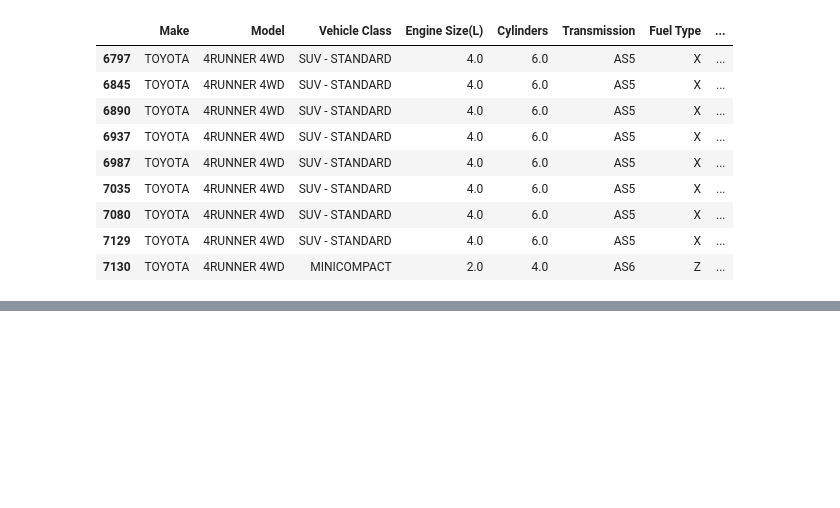
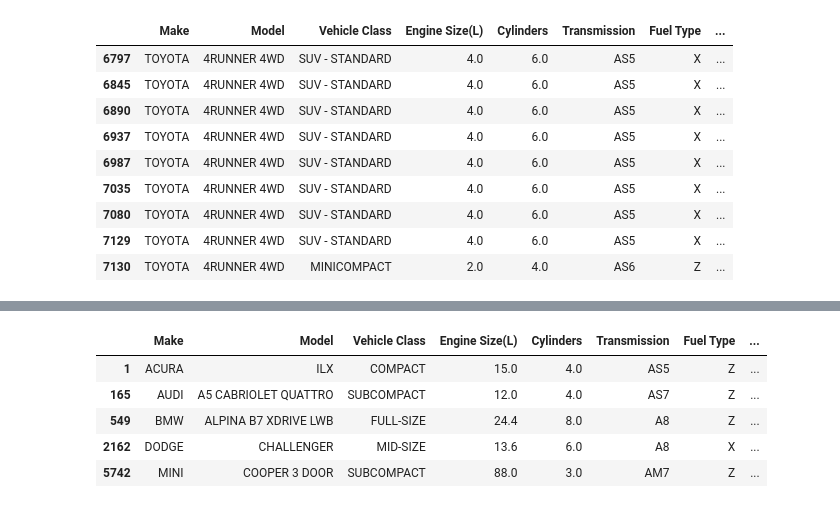
Before and after one commit to shangeethAlex/fdm_ml_project, a Jupyter notebook: notebook/EDA_CO2_emission.ipynb, the cells around one changed output, grey strips where cells are left out. Cells and saved outputs as stored; diff of their text form; code cells hidden in the pictures; blank space fills up the shorter version.

```diff
--- a/notebook/EDA_CO2_emission.ipynb
+++ b/notebook/EDA_CO2_emission.ipynb
@@ -1076,0 +1113,11 @@ data_prep[
+# %%
+unusual_engine_sizes = [24.4, 88.0, 15.0, 13.6, 12.0]
+unusual_data = data_prep[data_prep["Engine Size(L)"].isin(unusual_engine_sizes)]
+unusual_data
+# %% [output]
+|  | Make | Model | Vehicle Class | Engine Size(L) | Cylinders | Transmission | Fuel Type | ... |
+| 1 | ACURA | ILX | COMPACT | 15.0 | 4.0 | AS5 | Z | ... |
+| 165 | AUDI | A5 CABRIOLET QUATTRO | SUBCOMPACT | 12.0 | 4.0 | AS7 | Z | ... |
+| 549 | BMW | ALPINA B7 XDRIVE LWB | FULL-SIZE | 24.4 | 8.0 | A8 | Z | ... |
+| 2162 | DODGE | CHALLENGER | MID-SIZE | 13.6 | 6.0 | A8 | X | ... |
+| 5742 | MINI | COOPER 3 DOOR | SUBCOMPACT | 88.0 | 3.0 | AM7 | Z | ... |
```
Also changed, not shown: parts of 5 cells of this notebook, 1 other file.
